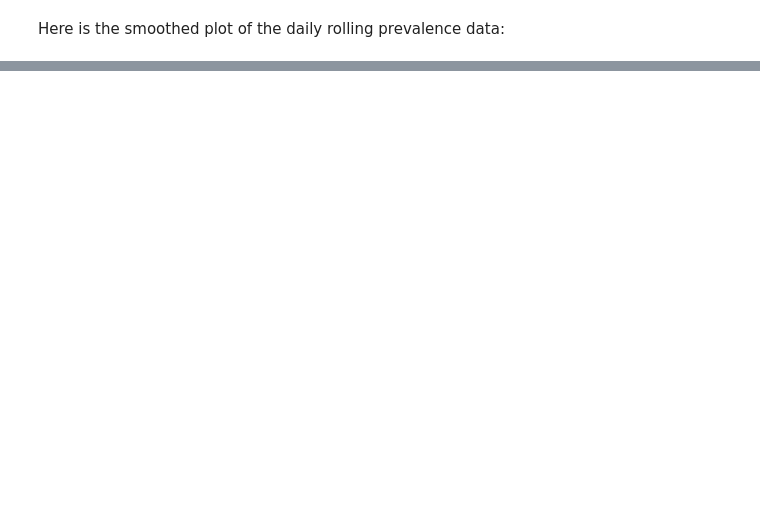
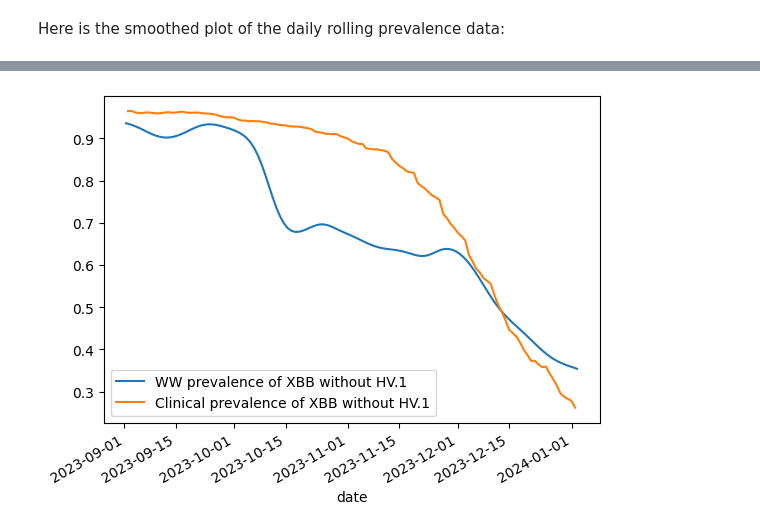
Before and after one commit to ibloise/python-outbreak-info, a Jupyter notebook: docs/figC.ipynb, the cells around one changed output, grey strips where cells are left out. Saved outputs shown, nothing was run; the diff lists cells and outputs as text; code cells hidden in the pictures; blank space fills up the shorter version.

```diff
--- a/docs/figC.ipynb
+++ b/docs/figC.ipynb
@@ -163,0 +166,14 @@ plot_out('lin_prev_plot_rolling.pdf')
+# %%
+cl_q = outbreak_data.lineage_cl_prevalence('XBB', descendants=True, exclude_descendants=['HV.1'], lineage_key=lineage_key, datemin=startdate, datemax=enddate)['proportion']
+cl_q.index = pd.to_datetime(cl_q.index)
+# %%
+ww_q = ww_prevalences_daily.apply(lambda p: outbreak_clustering.get_agg_prevalence(lineage_key['XBB'], p, [lineage_key['HV.1']]), axis=1)
+ww_q.index = ww_q.index.mid
+# %%
+ww_q.plot(label='WW prevalence of XBB without HV.1')
+cl_q.plot(label='Clinical prevalence of XBB without HV.1')
+plt.legend()
+plt.xticks(rotation=30)
+plt.show()
+# %% [output]
+[figure, added]
```
Also changed, not shown: parts of 9 cells of this notebook, 16 other files.
